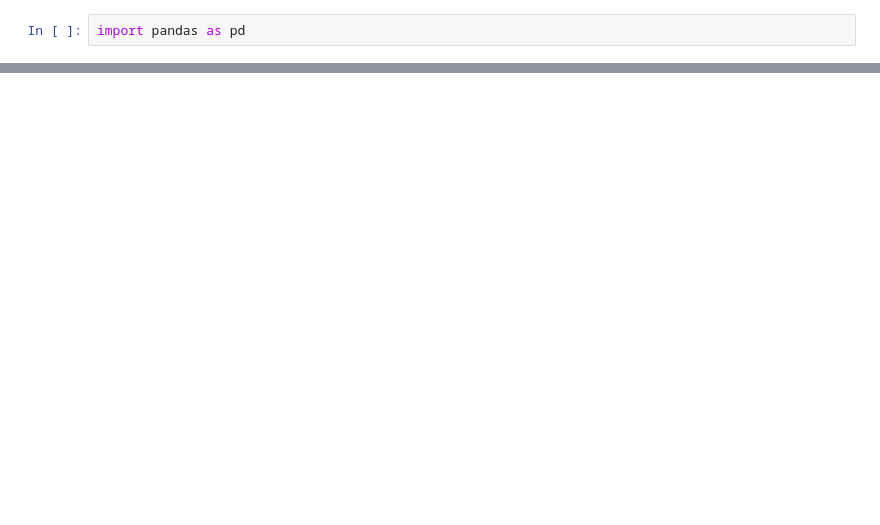
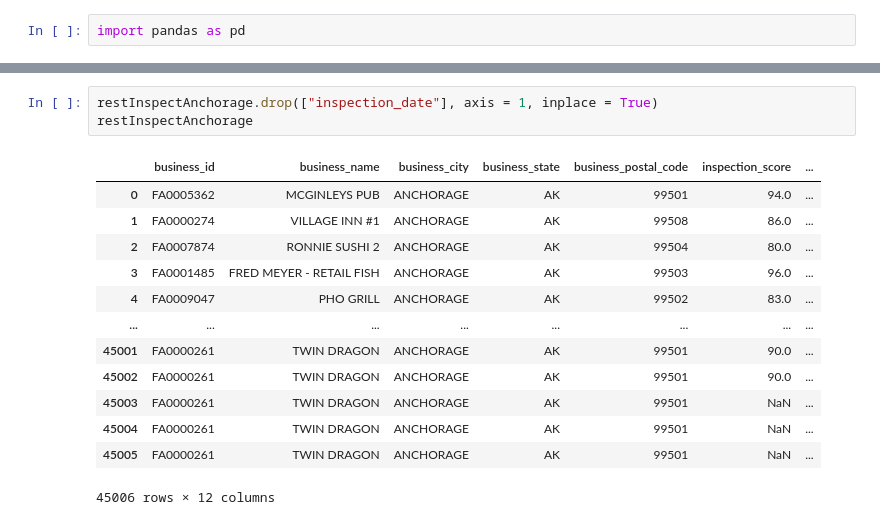
Before and after one commit to jrthompson25/Capstone-Project, a Jupyter notebook: Notebooks/capstone_restaurant_inspections_anchorage.ipynb, the cells around one changed output, grey strips where cells are left out. Drawn from its saved outputs; the diff is of its cells as text; blank space fills up the shorter version.

```diff
--- a/Notebooks/capstone_restaurant_inspections_anchorage.ipynb
+++ b/Notebooks/capstone_restaurant_inspections_anchorage.ipynb
@@ -19,0 +200,17 @@ restInspectAnchorage_df.info()
+# %%
+restInspectAnchorage.drop(["inspection_date"], axis = 1, inplace = True)
+restInspectAnchorage
+# %% [output]
+|  | business_id | business_name | business_city | business_state | business_postal_code | inspection_score | ... |
+| 0 | FA0005362 | MCGINLEYS PUB | ANCHORAGE | AK | 99501 | 94.0 | ... |
+| 1 | FA0000274 | VILLAGE INN #1 | ANCHORAGE | AK | 99508 | 86.0 | ... |
+| 2 | FA0007874 | RONNIE SUSHI 2 | ANCHORAGE | AK | 99504 | 80.0 | ... |
+| 3 | FA0001485 | FRED MEYER - RETAIL FISH | ANCHORAGE | AK | 99503 | 96.0 | ... |
+| 4 | FA0009047 | PHO GRILL | ANCHORAGE | AK | 99502 | 83.0 | ... |
+| ... | ... | ... | ... | ... | ... | ... | ... |
+| 45001 | FA0000261 | TWIN DRAGON | ANCHORAGE | AK | 99501 | 90.0 | ... |
+| 45002 | FA0000261 | TWIN DRAGON | ANCHORAGE | AK | 99501 | 90.0 | ... |
+| 45003 | FA0000261 | TWIN DRAGON | ANCHORAGE | AK | 99501 | NaN | ... |
+| 45004 | FA0000261 | TWIN DRAGON | ANCHORAGE | AK | 99501 | NaN | ... |
+| 45005 | FA0000261 | TWIN DRAGON | ANCHORAGE | AK | 99501 | NaN | ... |
+45006 rows × 12 columns
```
Also changed, not shown: parts of 19 cells of this notebook.
